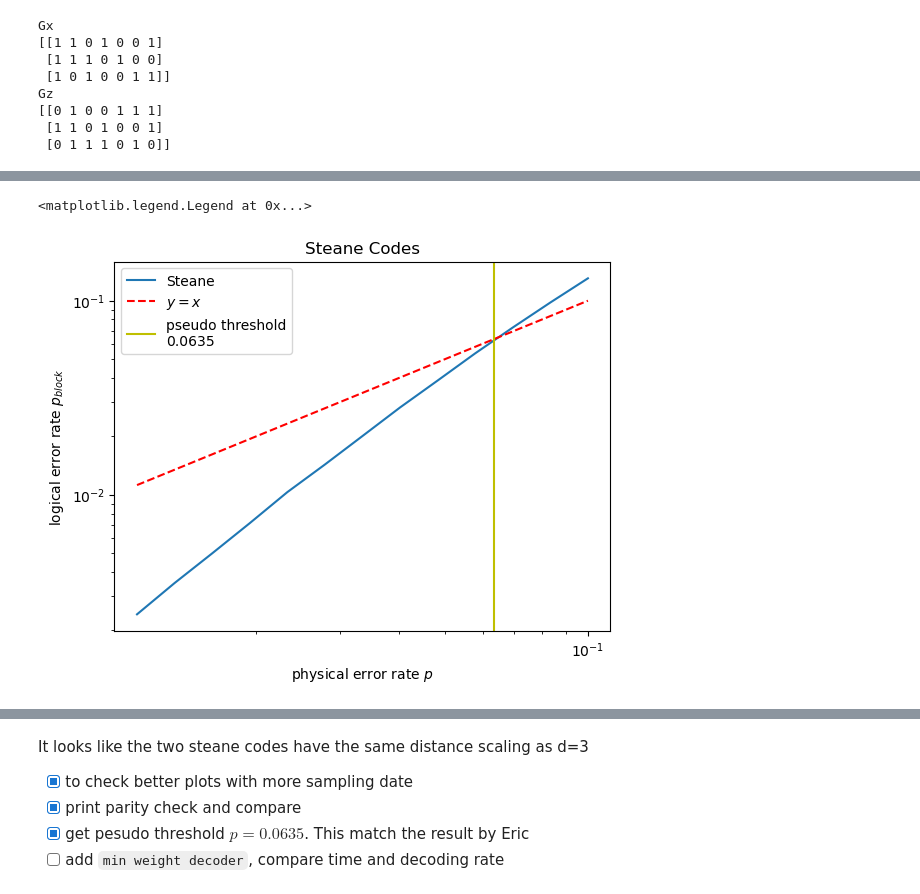
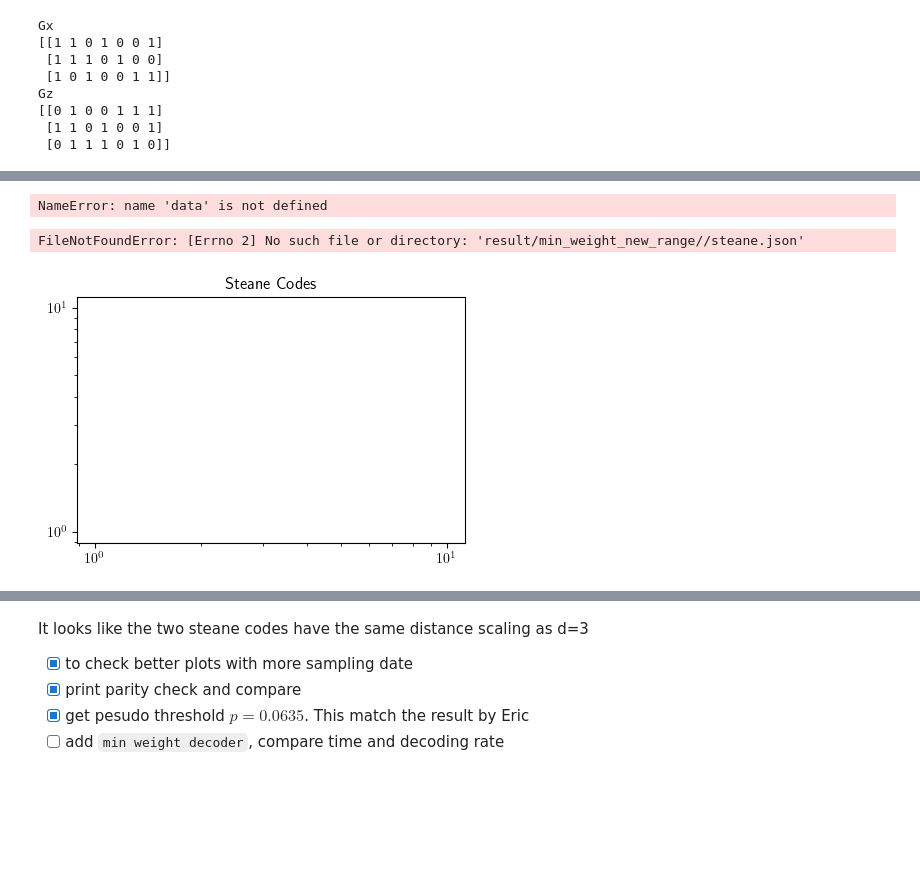
Before and after one commit to WeileiZeng/CSS-code-zoo, a Jupyter notebook: plot.ipynb, the cells around one changed output, grey strips where cells are left out. Cells and saved outputs as stored; diff of their text form; code cells hidden in the pictures; blank space fills up the shorter version.

Commit message:
update plot

```diff
--- a/plot.ipynb
+++ b/plot.ipynb
@@ -7,8 +18,16 @@ import numpy as np
 import json
 import scipy # mmread
 # %%
-#plt.rcParams.update({"text.usetex": True})
+#LaTeX font in plots
+plt.rcParams.update({"text.usetex": True})
 #plt.rcParams.update({"text.usetex": False})
+plt.rcParams["figure.figsize"] = (5,3.2)
+#plt.figure(figsize=(4,2.4))
+# %%
+#result_folder='result/unchecked/'  #simulation result for random window decoder
+result_folder='result/min_weight/'  #simulation result for syndromeb table decoding
+result_folder='result/min_weight_new_range/'  # p start from 0.2 instead from 0.1
+fig_folder='result/fig/'   #folder to save figs
 # %% [markdown]
 ## Example: Steane Codes [[7,1,3]]
 # %%
@@ -31,8 +50,9 @@ Gz
 # %%
 #sample data structure
 
+#result_folder='result/unchecked/'
 #data = json.load(open('result/steane.json'))
-data = json.load(open('result/n7k1d3-x3z3dx3dz3-0.json'))
-data['data_map']
+data = json.load(open(result_folder+'/n7k1d3-x3z3dx3dz3-0.json'))
+#data['data_map']
 data
 # %% [output]
@@ -66,27 +69,28 @@ def data2plot(data_columns):
             p_block.append(pair[1])
     return p_qubit,p_block
 p_qubit,p_block = data2plot(data['data_map'])
+# %% [output]
+NameError: name 'data' is not defined
 # %%
 plt.title('Steane Codes')
 plt.yscale('log'),plt.xscale('log')
 
-data = json.load(open('result/steane.json'))
+data = json.load(open(result_folder+'/steane.json'))
 p_qubit,p_block = data2plot(data['data_map'])
 plt.plot(p_qubit,p_block,label='Steane')
 
 h = np.array(p_qubit)
 # red dashes, blue squares and green triangles
 plt.plot(h, h, 'r--',label='$y=x$')
 
 p_threshold=0.0635
 plt.axvline(x = p_threshold, color = 'y', label = 'pseudo threshold\n'+str(p_threshold))
 
 plt.xlabel('physical error rate $p$'), plt.ylabel('logical error rate $p_{block}$')
 plt.legend()
-plt.legend()
 # %% [output]
-<matplotlib.legend.Legend at 0x...>
+FileNotFoundError: [Errno 2] No such file or directory: 'result/min_weight_new_range//steane.json'
-[figure, old version]
+[figure, new version]
 # %%
 # Figure 1: compare steane and generated steane
 plt.yscale('log'),plt.xscale('log')
```
Also changed, not shown: parts of 45 cells of this notebook.
